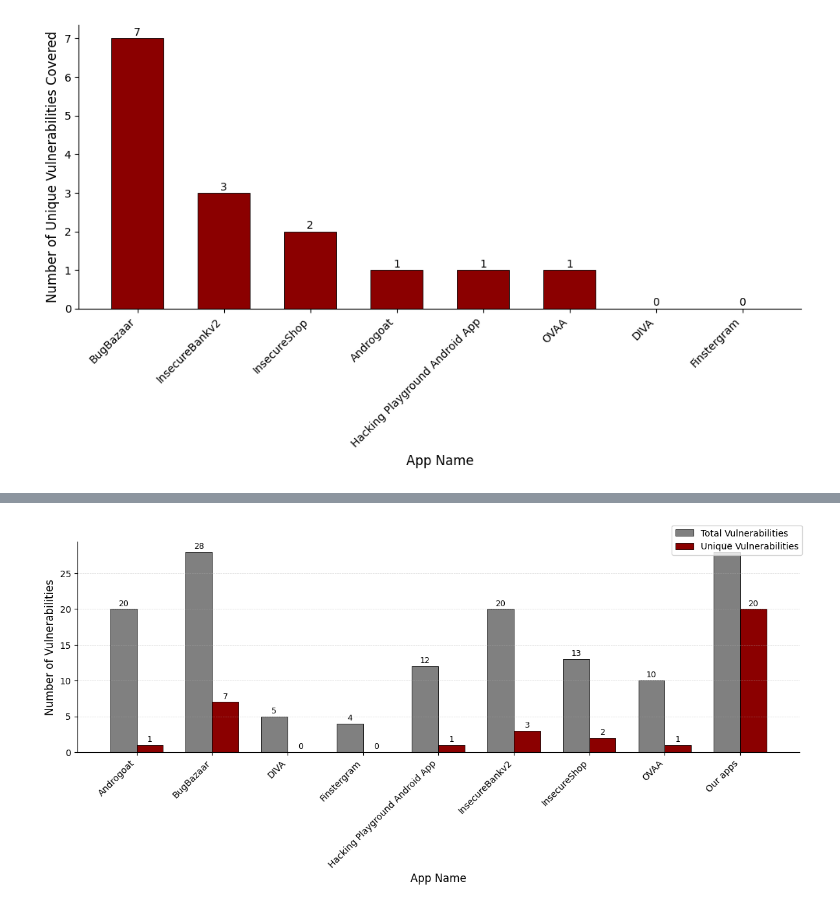
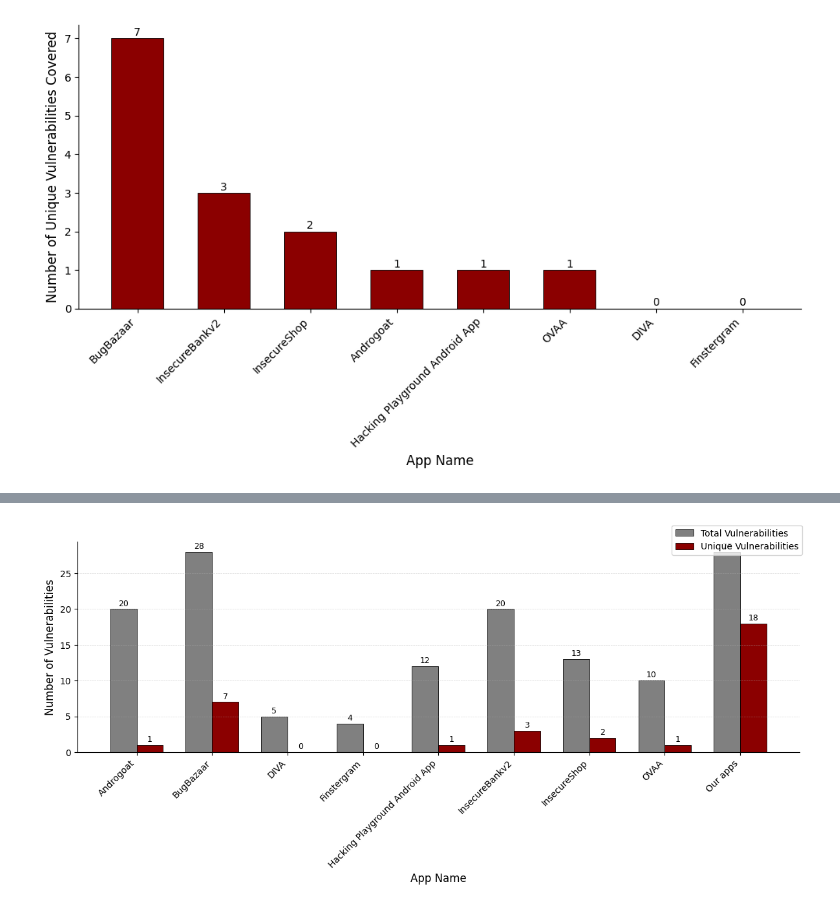
Before and after one commit to domi-cmd/Reference_Application_for_OWASP_MASTG, a Jupyter notebook: dev_documents/seminar_thesis/reference_apps/data_manipulation/coverage_per_app.ipynb, the cells around one changed output, grey strips where cells are left out. Drawn from its saved outputs; the diff is of its cells as text; code cells hidden in the pictures.

```diff
--- a/dev_documents/seminar_thesis/reference_apps/data_manipulation/coverage_per_app.ipynb
+++ b/dev_documents/seminar_thesis/reference_apps/data_manipulation/coverage_per_app.ipynb
@@ -149,7 +149,7 @@ plt.show()
 # %% [output]
 [figure]
 # %%
-app_unique_counts['Our apps'] = 20
+app_unique_counts['Our apps'] = 18
 
 # Step 6: Plot
 plt.figure(figsize=(12,6))
@@ -207,7 +207,7 @@ unique_counts = unique_counts.groupby('App Name')['MASVS Counterpart'].nunique()
 
 # Step 7: Add your own app manually
 total_counts['Our apps'] = 28
-unique_counts['Our apps'] = 20
+unique_counts['Our apps'] = 18
 
 # Step 8: Align apps and sort by total vulnerabilities
 apps = total_counts.index.union(unique_counts.index)
@@ -220,31 +220,31 @@ width = 0.35
 
 fig, ax = plt.subplots(figsize=(12, 6))
 bars1 = ax.bar(x - width/2, total_counts.values, width, label="Total Vulnerabilities",
                color="gray", edgecolor="black", linewidth=0.6)
 bars2 = ax.bar(x + width/2, unique_counts.values, width, label="Unique Vulnerabilities",
                color="darkred", edgecolor="black", linewidth=0.6)
 
 # Titles and labels
 #ax.set_title("Vulnerability Coverage per App", fontsize=14)
 ax.set_xlabel("App Name", fontsize=12)
 ax.set_ylabel("Number of Vulnerabilities", fontsize=12)
 ax.set_xticks(x)
 ax.set_xticklabels(apps, rotation=45, ha="right")
 ax.legend(loc="upper right", bbox_to_anchor=(1.01, 1.1), frameon=True)
 ax.grid(axis="y", linestyle="--", alpha=0.5, linewidth=0.5)
 ax.spines[["top", "right"]].set_visible(False)
 
 # Annotate bars with counts
 for bars in [bars1, bars2]:
     for bar in bars:
         height = bar.get_height()
         ax.text(bar.get_x() + bar.get_width()/2, height + 0.2,
                 f"{int(height)}", ha="center", va="bottom", fontsize=9)
 
 plt.tight_layout()
 plt.show()
 
 # Save figure
 fig.savefig("../plots/coverage_per_app/total_vs_unique_with_own_app.png", dpi=300, bbox_inches="tight")
 # %% [output]
-[figure, old version]
+[figure, new version]
```
Also changed, not shown: parts of 1 cell of this notebook, 2 other files.
